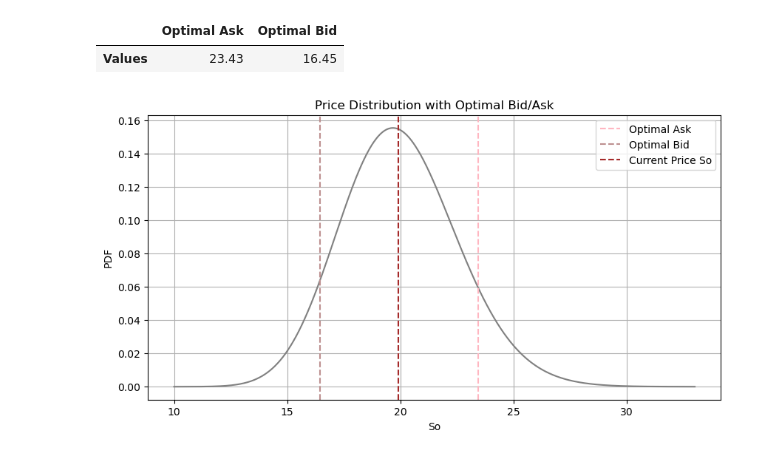
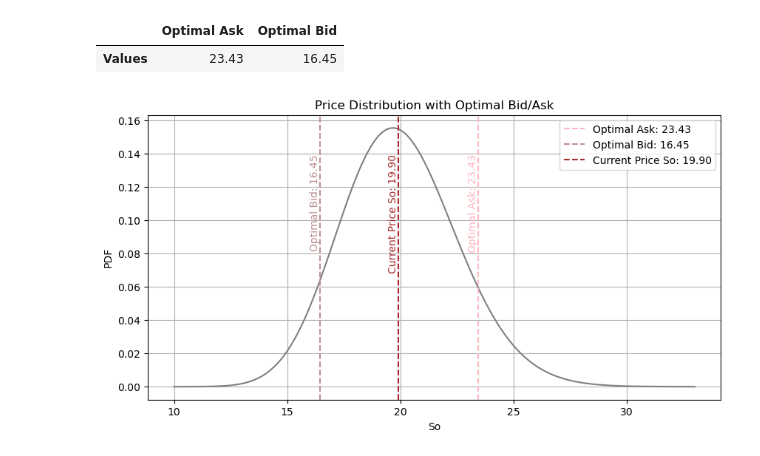
Before and after one commit to arantzaghg/sistemas_de_trading, a Jupyter notebook: Proyecto 1.ipynb, the cells around one changed output. Cells and saved outputs as stored; diff of their text form; code cells hidden in the pictures.

Commit message:
graph

```diff
--- a/Proyecto 1.ipynb
+++ b/Proyecto 1.ipynb
@@ -88,14 +88,20 @@ df_result
 # %%
 plt.figure(figsize=(10, 5))
 plt.plot(S, pdf, color='grey')
-plt.axvline(KA_opt, color='lightpink', linestyle='--', label='Optimal Ask')
-plt.axvline(KB_opt, color='rosybrown', linestyle='--', label='Optimal Bid')
-plt.axvline(So, color='brown', linestyle='--', label='Current Price So')
+plt.axvline(KA_opt, color='lightpink', linestyle='--', label=f'Optimal Ask: {KA_opt:.2f}')
+plt.axvline(KB_opt, color='rosybrown', linestyle='--', label=f'Optimal Bid: {KB_opt:.2f}')
+plt.axvline(So, color='brown', linestyle='--', label=f'Current Price So: {So:.2f}')
+
+y_max = max(pdf)
+plt.text(KA_opt, y_max*0.9, f'Optimal Ask: {KA_opt:.2f}', rotation=90, color='lightpink', ha='right', va='top', fontsize=10)
+plt.text(KB_opt, y_max*0.9, f'Optimal Bid: {KB_opt:.2f}', rotation=90, color='rosybrown', ha='right', va='top', fontsize=10)
+plt.text(So, y_max*0.9, f'Current Price So: {So:.2f}', rotation=90, color='brown', ha='right', va='top', fontsize=10)
+
 plt.title('Price Distribution with Optimal Bid/Ask')
 plt.xlabel('So')
 plt.ylabel('PDF')
 plt.legend()
 plt.grid()
 plt.show()
 # %% [output]
-[figure, old version]
+[figure, new version]
```
